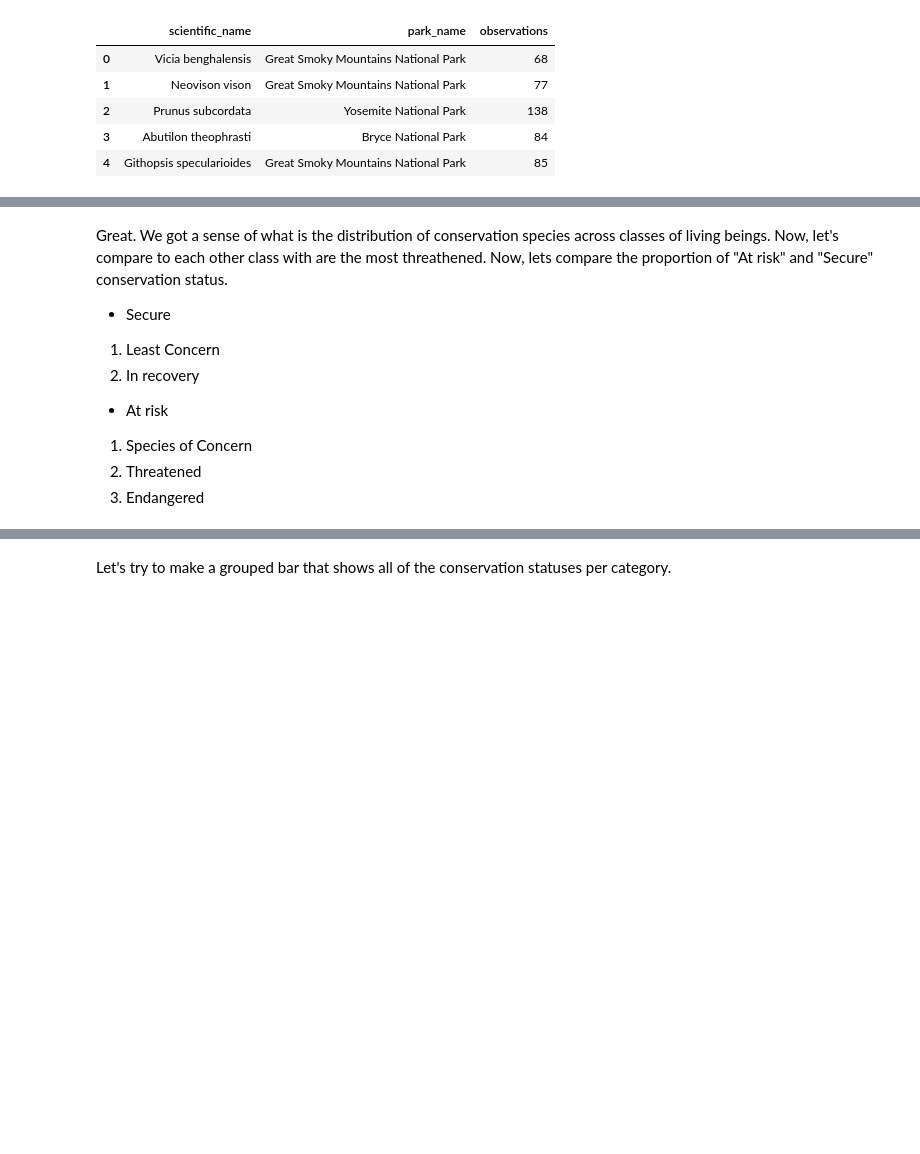
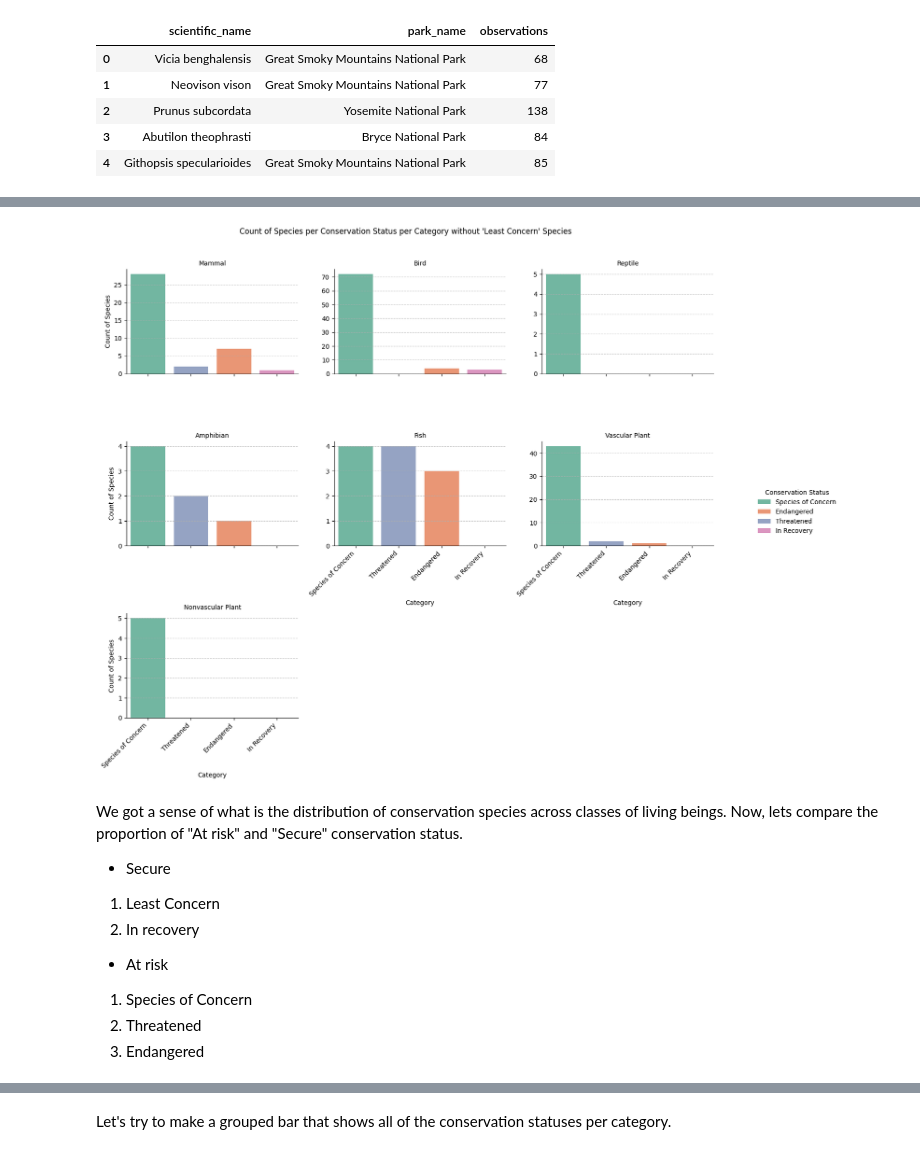
Before and after one commit to Freston1605/biodiversity_starter, a Jupyter notebook: biodiversity.ipynb, the cells around one changed output, grey strips where cells are left out. Drawn from its saved outputs; the diff is of its cells as text; code cells hidden in the pictures; blank space fills up the shorter version.

```diff
--- a/biodiversity.ipynb
+++ b/biodiversity.ipynb
@@ -126,5 +135,62 @@ for category in categories:
+# %%
+# Recreate the bar plot without the 'Least Concern' category and using Seaborn's Facet Grid
+
+# Create a new list for the bar and hue order without 'Least Concern'
+conservation_order = [
+    "Species of Concern",
+    "Threatened",
+    "Endangered",
+    "In Recovery",
+]
+
+# Create a new data frame without the 'Least Concern' conservation status
+species_no_least_concern = species[(species["conservation_status"] != "Least Concern")]
+
+# Create a FacetGrid for each category
+g = sns.FacetGrid(
+    species_no_least_concern,
+    col="category",
+    hue="conservation_status",
+    col_wrap=3,
+    height=4,
+    sharey=False,
+    palette="Set2",
+)
+g.map(
+    sns.countplot,
+    "conservation_status",
+    order=conservation_order,
+    hue_order=conservation_order,
+)
+
+# Set labels and title
+g.set_axis_labels("Category", "Count of Species")
+g.set_titles(col_template="{col_name}")
+plt.suptitle(
+    "Count of Species per Conservation Status per Category without 'Least Concern' Species",
+    y=1.02,
+)
+# Add legend manually if needed
+g.add_legend(title="Conservation Status", bbox_to_anchor=(1.05, 0.5), loc="center left")
+
+# Set the x_ticks and labels
+for ax in g.axes.flat:
+    ax.set_xticks(range(len(conservation_order)))
+    ax.set_xticklabels(conservation_order, rotation=45, ha="right")
+
+# Add lines between bars
+for ax in g.axes.flat:
+    ax.grid(axis="y", linestyle="--", alpha=0.7)
+
+# Increase space between rows
+plt.tight_layout()
+
+# Show the plots
+plt.show()
+# %% [output]
+[figure, added]
 # %% [markdown]
-Great. We got a sense of what is the distribution of conservation species across classes of living beings. Now, let's compare to each other class with are the most threathened.
+We got a sense of what is the distribution of conservation species across classes of living beings.
 Now, lets compare the proportion of "At risk" and "Secure" conservation status.
 - Secure
 1. Least Concern
```
Also changed, not shown: parts of 29 cells of this notebook, 19 other files.
